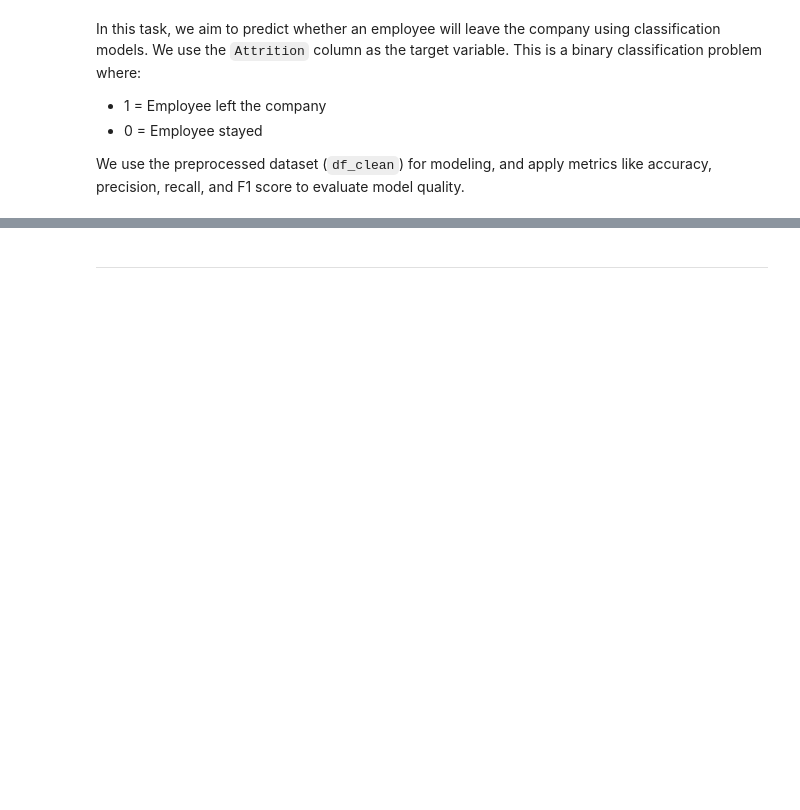
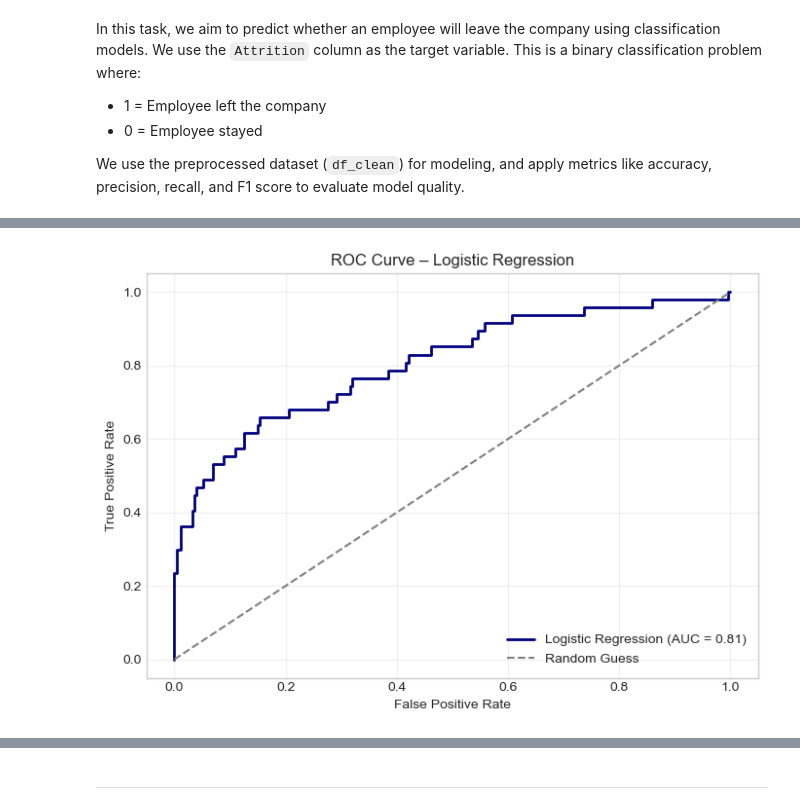
Before and after one commit to FeliciaFavrholdt/DAT-BI-MP3, a Jupyter notebook: notebooks/MP3_Group4_IBM_Analysis.ipynb, the cells around one changed output, grey strips where cells are left out. Cells and saved outputs as stored; diff of their text form; code cells hidden in the pictures; blank space fills up the shorter version.

```diff
--- a/notebooks/MP3_Group4_IBM_Analysis.ipynb
+++ b/notebooks/MP3_Group4_IBM_Analysis.ipynb
@@ -1155,0 +1351,24 @@ ValueError: Unknown label type: continuous. Maybe you are trying to fit a classi
+# %%
+from sklearn.metrics import roc_curve, auc
+import matplotlib.pyplot as plt
+
+# Predict probabilities for the positive class (Attrition = 1)
+y_proba_lr = clf.predict_proba(X_test)[:, 1]
+
+# Calculate False Positive Rate (FPR), True Positive Rate (TPR), and AUC
+fpr, tpr, thresholds = roc_curve(y_test, y_proba_lr)
+roc_auc = auc(fpr, tpr)
+
+# Plot ROC curve
+plt.figure(figsize=(7, 5))
+plt.plot(fpr, tpr, label=f"Logistic Regression (AUC = {roc_auc:.2f})", color='navy', linewidth=2)
+plt.plot([0, 1], [0, 1], linestyle='--', color='gray', label="Random Guess")
+plt.xlabel("False Positive Rate")
+plt.ylabel("True Positive Rate")
+plt.title("ROC Curve – Logistic Regression")
+plt.legend(loc="lower right")
+plt.grid(alpha=0.3)
+plt.tight_layout()
+plt.show()
+# %% [output]
+[figure, added]
```
Also changed, not shown: parts of 31 cells of this notebook.
